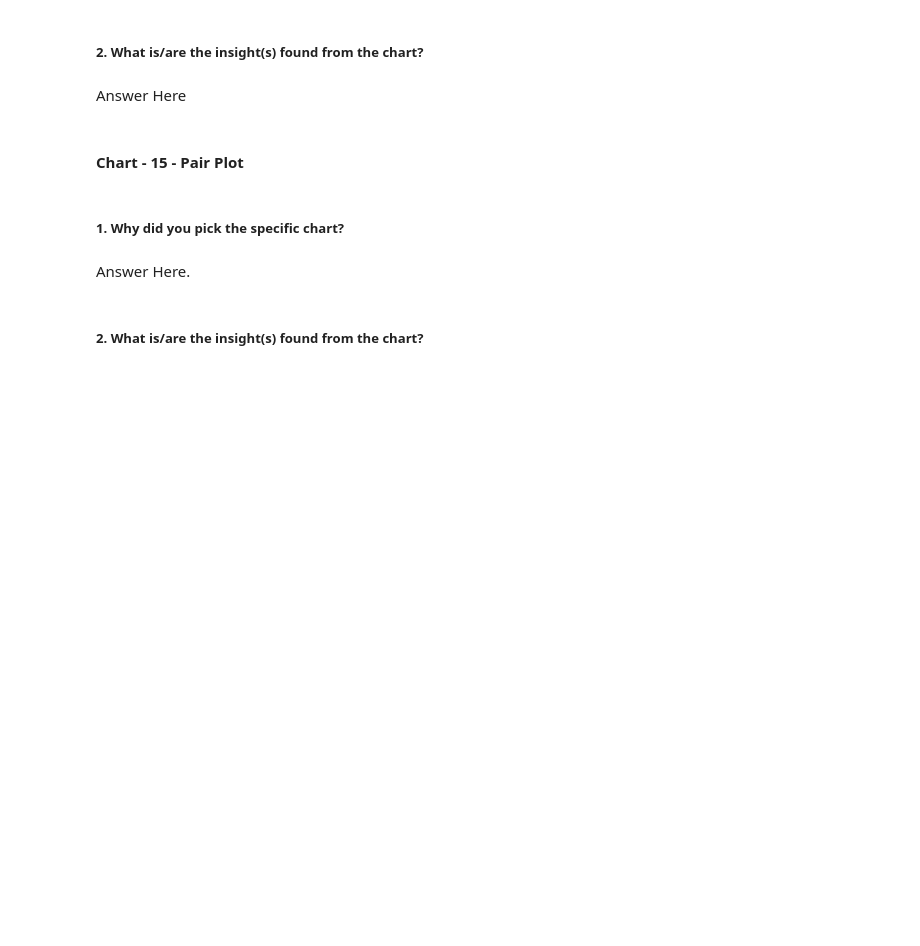
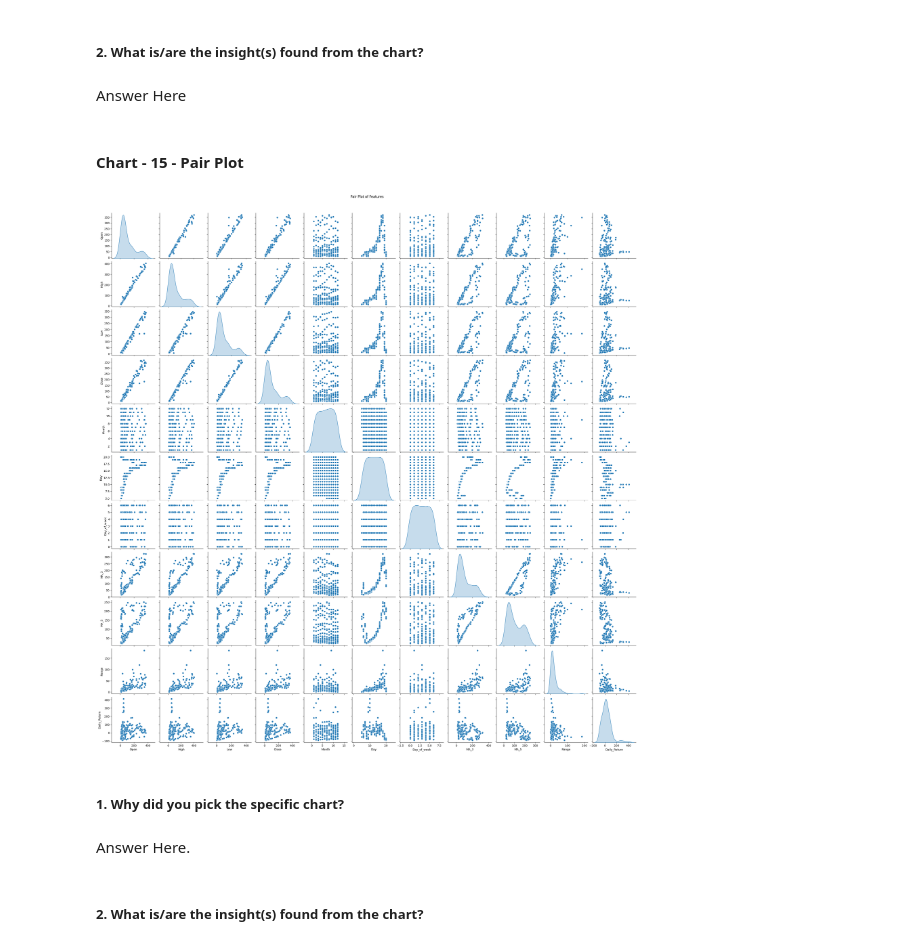
Before and after one commit to Laxmi884/Regression, a Jupyter notebook: Regression Project.ipynb, the cells around one changed output. Cells and saved outputs as stored; diff of their text form; code cells hidden in the pictures; blank space fills up the shorter version.

```diff
--- a/Regression Project.ipynb
+++ b/Regression Project.ipynb
@@ -649,3 +663,10 @@ Answer Here
+# %%
+# Pair Plot visualization code
+fig = sns.pairplot(df, diag_kind='kde')
+plt.suptitle('Pair Plot of Features', y=1.02)
+plt.show()
+# %% [output]
+[figure, added]
 # %% [markdown]
 ##### 1. Why did you pick the specific chart?
 # %% [markdown]
```
Also changed, not shown: parts of 5 cells of this notebook.
